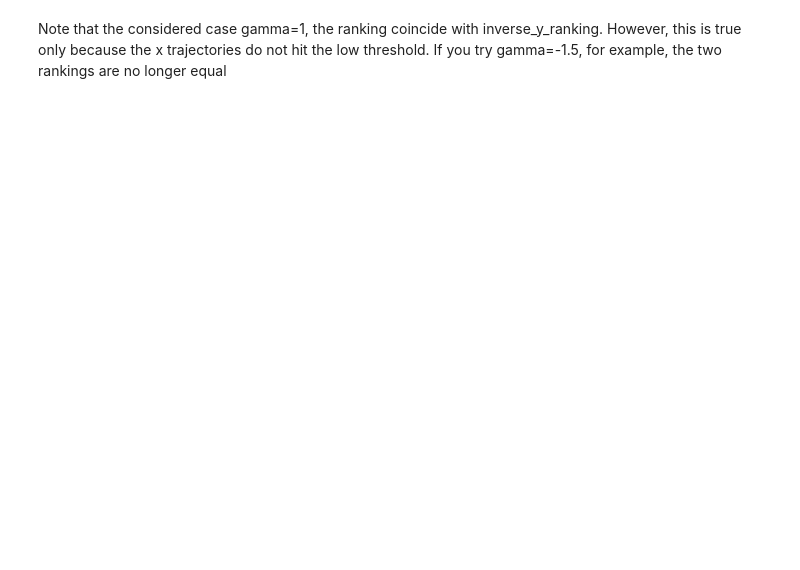
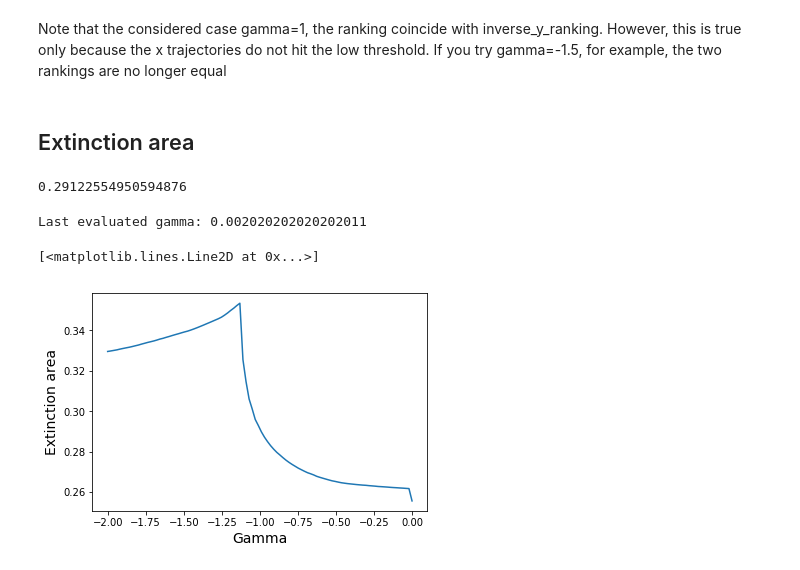
Before and after one commit to amazzoli/xymap, a Jupyter notebook: map_eco_matrix.ipynb, the cells around one changed output. Drawn from its saved outputs; the diff is of its cells as text; code cells hidden in the pictures; blank space fills up the shorter version.

Commit message:
Extinction area added

```diff
--- a/map_eco_matrix.ipynb
+++ b/map_eco_matrix.ipynb
@@ -139,3 +139,31 @@ Convergence in 47 time steps.
 # %% [markdown]
 Note that the considered case gamma=1, the ranking coincide with inverse_y_ranking. However, this is true only because the x trajectories do not hit the low threshold.
 If you try gamma=-1.5, for example, the two rankings are no longer equal
+# %% [markdown]
+## Extinction area
+# %%
+# The extinction area can be get through the following method.
+# It refers to the last computed ranking of the given axis.
+print(alg.ext_area(0))
+# %% [output]
+0.29122554950594876
+# %%
+# Scanning the extinction area
+gammas = np.linspace(-2,0,100)
+areas = np.array([])
+alg.params['print_info'] = False
+
+for g in gammas:
+    alg.run(0, g)
+    areas = np.append(areas, alg.ext_area(0))
+    sys.stdout.write('\rLast evaluated gamma: {}'.format(g))
+    sys.stdout.flush()
+# %% [output]
+Last evaluated gamma: 0.002020202020202011
+# %%
+plt.xlabel('Gamma', fontsize=14)
+plt.ylabel('Extinction area', fontsize=14)
+plt.plot(gammas, areas)
+# %% [output]
+[<matplotlib.lines.Line2D at 0x...>]
+[figure, added]
```
Also changed, not shown: parts of 4 cells of this notebook, 1 other file.
